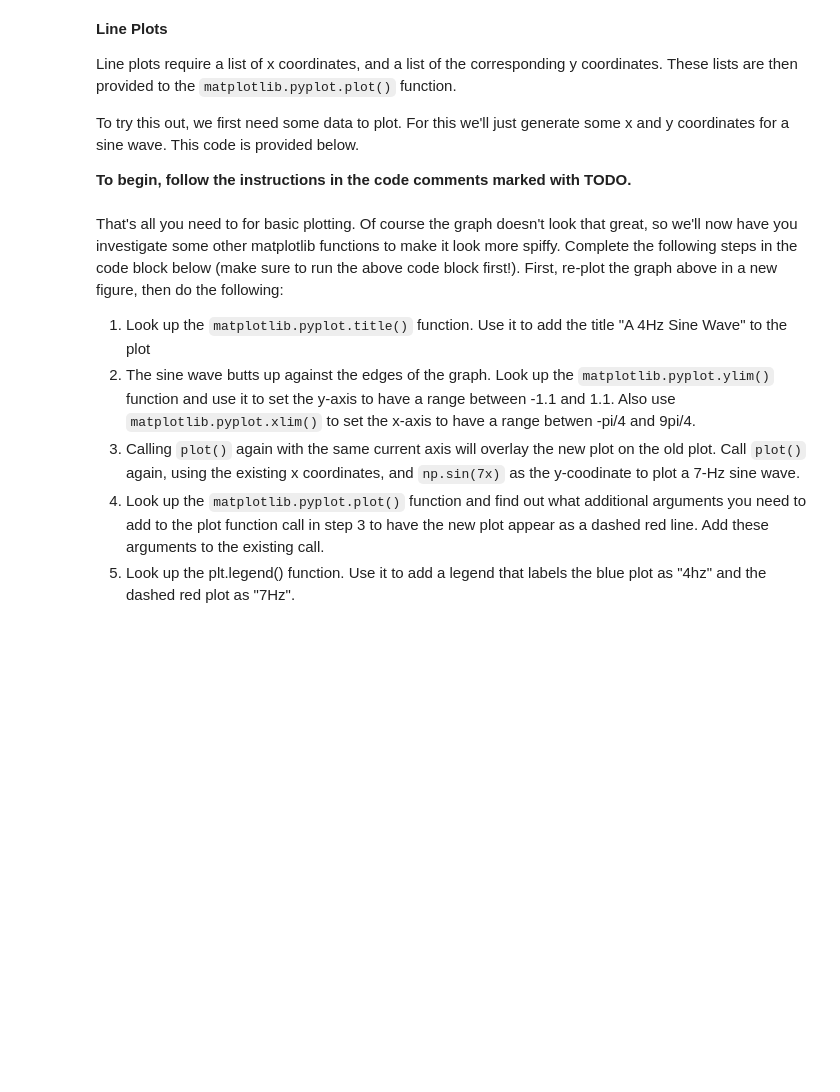
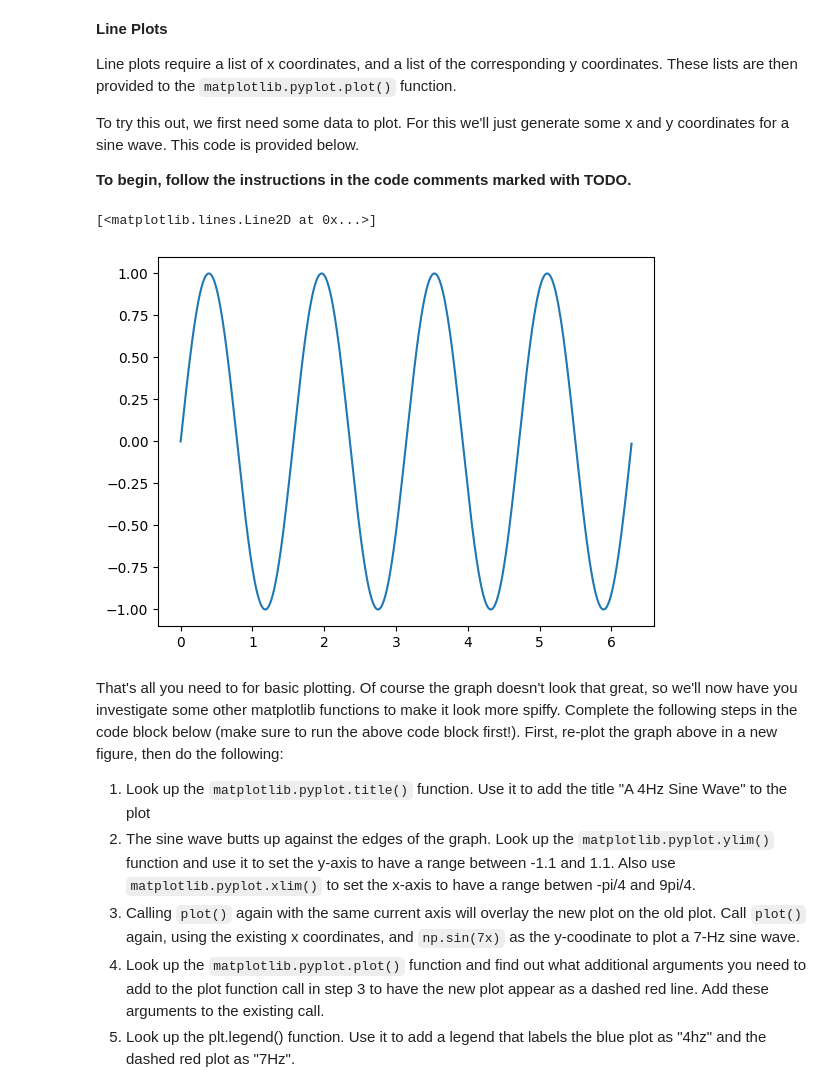
Before and after one commit to alvanhub/CMPT-487, a Jupyter notebook: asn0/asn0-q2.ipynb, the cells around one changed output. Drawn from its saved outputs; the diff is of its cells as text; code cells hidden in the pictures; blank space fills up the shorter version.

```diff
--- a/asn0/asn0-q2.ipynb
+++ b/asn0/asn0-q2.ipynb
@@ -24,19 +24,23 @@ To try this out, we first need some data to plot.  For this we'll just generate
 # %%
 # Boilerplate imports
 %matplotlib inline
 
 import skimage.io as io
 import matplotlib.pyplot as plt
 import numpy as np
 from math import pi
 
 # Make points for a sine wave.
 x = np.arange(0, 2*pi, step=0.01 )
 y = np.sin(4*x)
 
 # TODO Plot the sine wave using plt.plot().  Pass arguments
 # x and y.  If you've done this right, you should see four cycles of a
 # sine wave appear below this block.
+plt.plot(x,y)
+# %% [output]
+[<matplotlib.lines.Line2D at 0x...>]
+[figure, added]
 # %% [markdown]
 That's all you need to for basic plotting.  Of course the graph doesn't look that great, so we'll now have you investigate some other matplotlib functions to make it look more spiffy.   Complete the following steps in the code block below (make sure to run the above code block first!).  First, re-plot the graph above in a new figure, then do the following:
 
```
Also changed, not shown: parts of 5 cells of this notebook, 2 other files.
